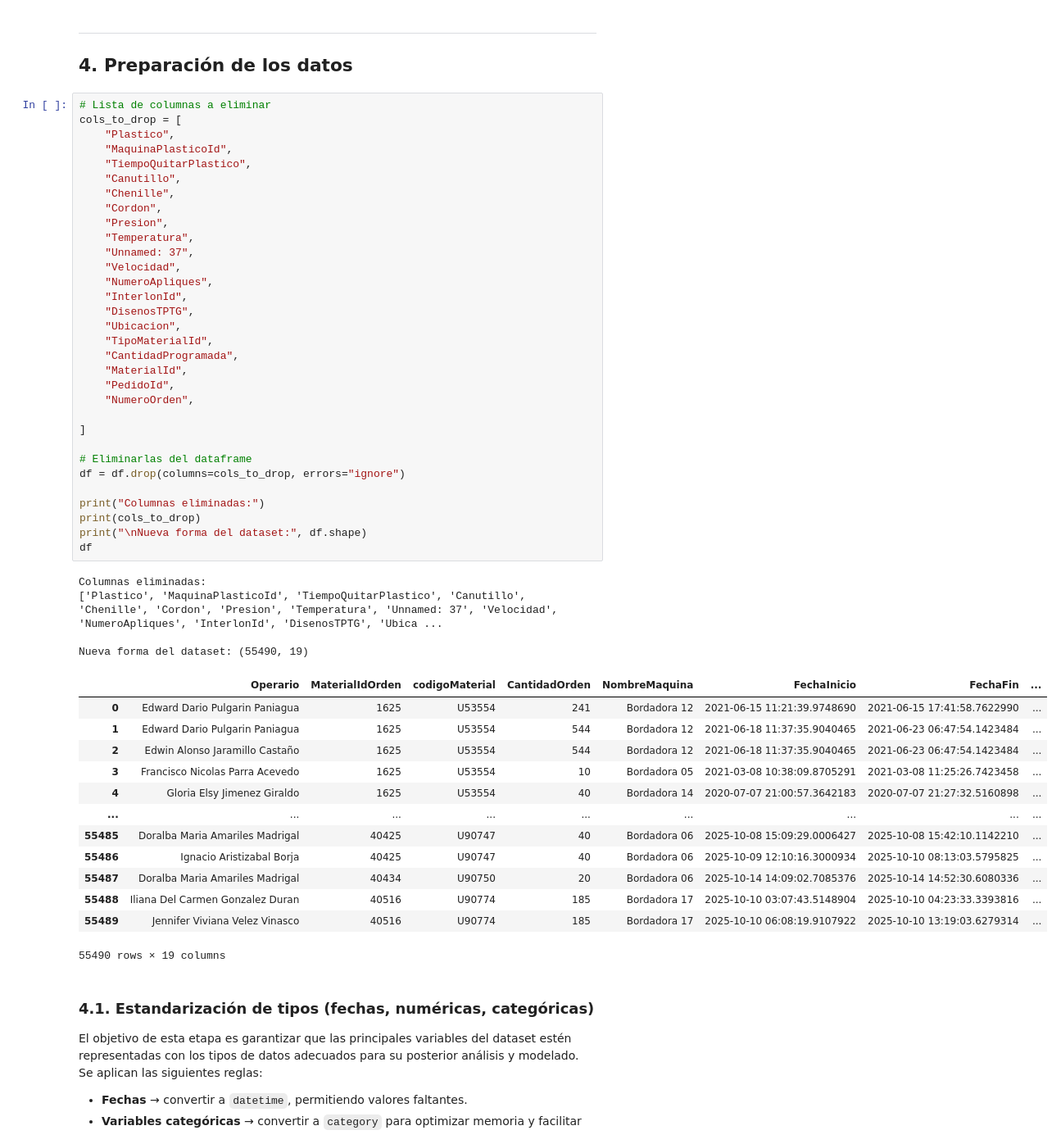
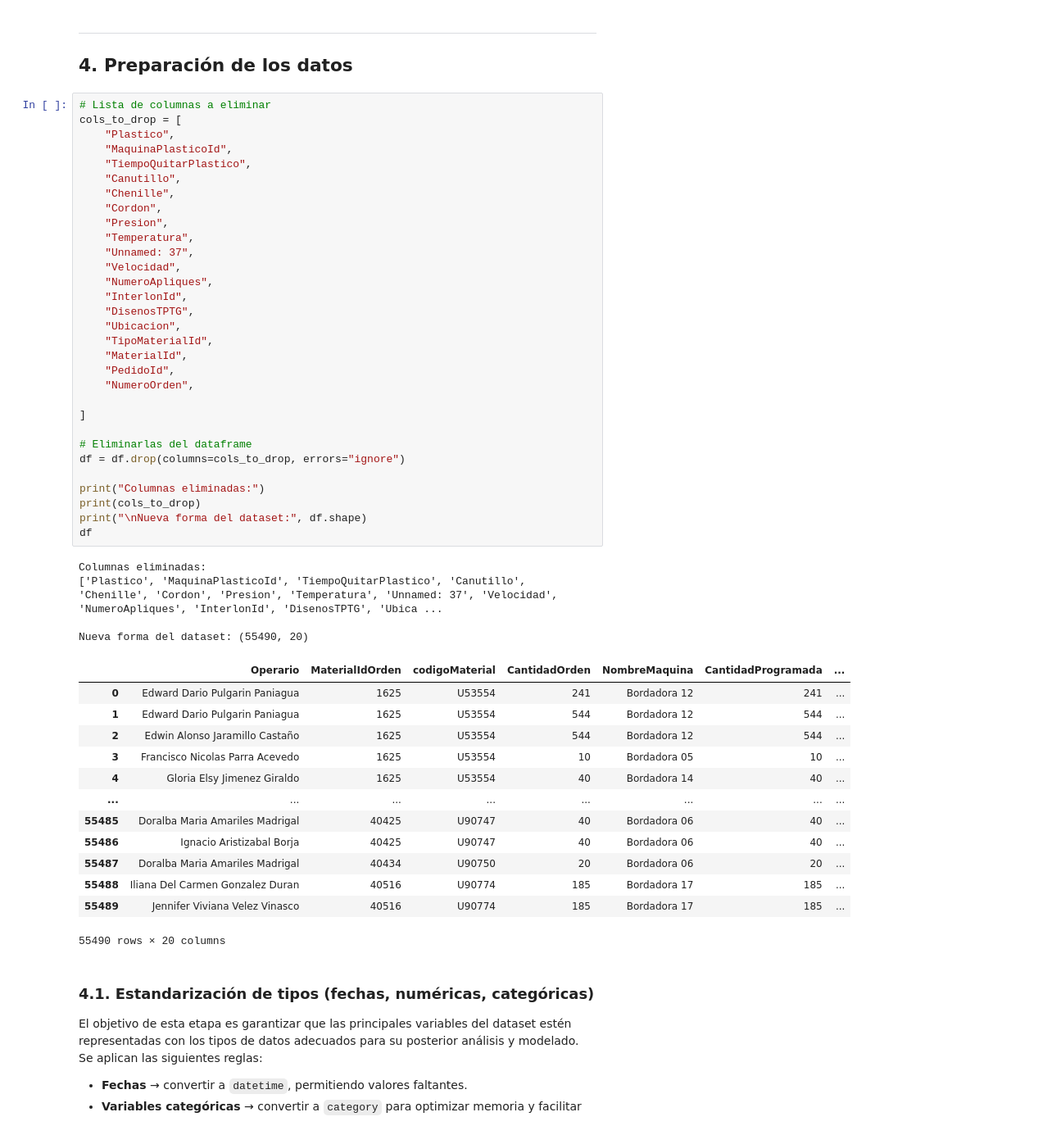
Before and after one commit to Henao13/Data-SciencePI, a Jupyter notebook: eda_incial (1).ipynb, the cells around one changed output. Shown at 82% size. Drawn from its saved outputs; the diff is of its cells as text.

```diff
--- a/eda_incial (1).ipynb
+++ b/eda_incial (1).ipynb
@@ -790,48 +790,47 @@ cols_to_drop = [
     "TiempoQuitarPlastico",
     "Canutillo",
     "Chenille",
     "Cordon",
     "Presion",
     "Temperatura",
     "Unnamed: 37",
     "Velocidad",
     "NumeroApliques",
     "InterlonId",
     "DisenosTPTG",
     "Ubicacion",
     "TipoMaterialId",
-    "CantidadProgramada",
     "MaterialId",
     "PedidoId",
     "NumeroOrden",
 
 ]
 
 # Eliminarlas del dataframe
 df = df.drop(columns=cols_to_drop, errors="ignore")
 
 print("Columnas eliminadas:")
 print(cols_to_drop)
 print("\nNueva forma del dataset:", df.shape)
 df
 # %% [output]
 Columnas eliminadas:
 ['Plastico', 'MaquinaPlasticoId', 'TiempoQuitarPlastico', 'Canutillo', 'Chenille', 'Cordon', 'Presion', 'Temperatura', 'Unnamed: 37', 'Velocidad', 'NumeroApliques', 'InterlonId', 'DisenosTPTG', 'Ubica ...
 
-Nueva forma del dataset: (55490, 19)
+Nueva forma del dataset: (55490, 20)
-|  | Operario | MaterialIdOrden | codigoMaterial | CantidadOrden | NombreMaquina | FechaInicio | FechaFin | ... |
-| 0 | Edward Dario Pulgarin Paniagua | 1625 | U53554 | 241 | Bordadora 12 | 2021-06-15 11:21:39.9748690 | 2021-06-15 17:41:58.7622990 | ... |
-| 1 | Edward Dario Pulgarin Paniagua | 1625 | U53554 | 544 | Bordadora 12 | 2021-06-18 11:37:35.9040465 | 2021-06-23 06:47:54.1423484 | ... |
-| 2 | Edwin Alonso Jaramillo Castaño | 1625 | U53554 | 544 | Bordadora 12 | 2021-06-18 11:37:35.9040465 | 2021-06-23 06:47:54.1423484 | ... |
-| 3 | Francisco Nicolas Parra Acevedo | 1625 | U53554 | 10 | Bordadora 05 | 2021-03-08 10:38:09.8705291 | 2021-03-08 11:25:26.7423458 | ... |
-| 4 | Gloria Elsy Jimenez Giraldo | 1625 | U53554 | 40 | Bordadora 14 | 2020-07-07 21:00:57.3642183 | 2020-07-07 21:27:32.5160898 | ... |
-| ... | ... | ... | ... | ... | ... | ... | ... | ... |
-| 55485 | Doralba Maria Amariles Madrigal | 40425 | U90747 | 40 | Bordadora 06 | 2025-10-08 15:09:29.0006427 | 2025-10-08 15:42:10.1142210 | ... |
-| 55486 | Ignacio Aristizabal Borja | 40425 | U90747 | 40 | Bordadora 06 | 2025-10-09 12:10:16.3000934 | 2025-10-10 08:13:03.5795825 | ... |
-| 55487 | Doralba Maria Amariles Madrigal | 40434 | U90750 | 20 | Bordadora 06 | 2025-10-14 14:09:02.7085376 | 2025-10-14 14:52:30.6080336 | ... |
-| 55488 | Iliana Del Carmen Gonzalez Duran | 40516 | U90774 | 185 | Bordadora 17 | 2025-10-10 03:07:43.5148904 | 2025-10-10 04:23:33.3393816 | ... |
-| 55489 | Jennifer Viviana Velez Vinasco | 40516 | U90774 | 185 | Bordadora 17 | 2025-10-10 06:08:19.9107922 | 2025-10-10 13:19:03.6279314 | ... |
+|  | Operario | MaterialIdOrden | codigoMaterial | CantidadOrden | NombreMaquina | CantidadProgramada | ... |
+| 0 | Edward Dario Pulgarin Paniagua | 1625 | U53554 | 241 | Bordadora 12 | 241 | ... |
+| 1 | Edward Dario Pulgarin Paniagua | 1625 | U53554 | 544 | Bordadora 12 | 544 | ... |
+| 2 | Edwin Alonso Jaramillo Castaño | 1625 | U53554 | 544 | Bordadora 12 | 544 | ... |
+| 3 | Francisco Nicolas Parra Acevedo | 1625 | U53554 | 10 | Bordadora 05 | 10 | ... |
+| 4 | Gloria Elsy Jimenez Giraldo | 1625 | U53554 | 40 | Bordadora 14 | 40 | ... |
+| ... | ... | ... | ... | ... | ... | ... | ... |
+| 55485 | Doralba Maria Amariles Madrigal | 40425 | U90747 | 40 | Bordadora 06 | 40 | ... |
+| 55486 | Ignacio Aristizabal Borja | 40425 | U90747 | 40 | Bordadora 06 | 40 | ... |
+| 55487 | Doralba Maria Amariles Madrigal | 40434 | U90750 | 20 | Bordadora 06 | 20 | ... |
+| 55488 | Iliana Del Carmen Gonzalez Duran | 40516 | U90774 | 185 | Bordadora 17 | 185 | ... |
+| 55489 | Jennifer Viviana Velez Vinasco | 40516 | U90774 | 185 | Bordadora 17 | 185 | ... |
-55490 rows × 19 columns
+55490 rows × 20 columns
 # %% [markdown]
 ### 4.1. Estandarización de tipos (fechas, numéricas, categóricas)
 
```
Also changed, not shown: parts of 31 cells of this notebook, 1 other file.
